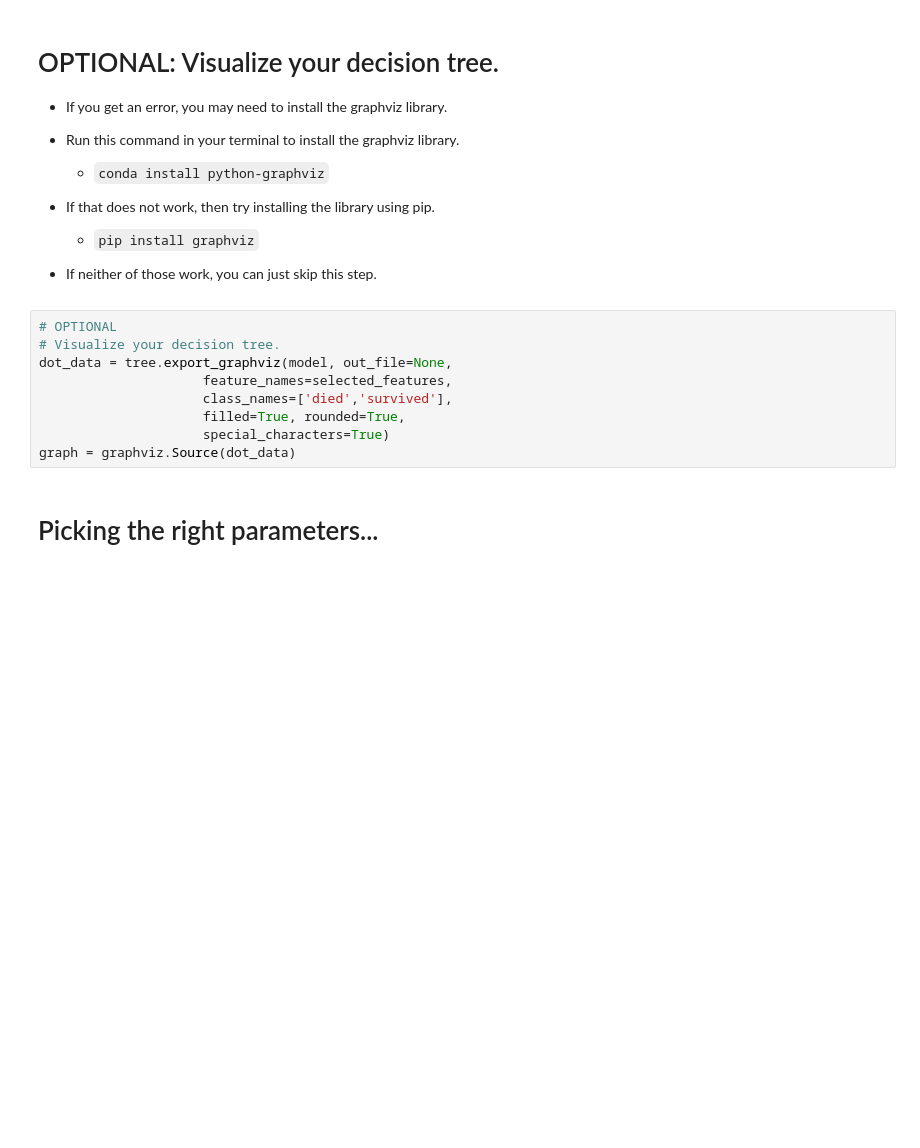
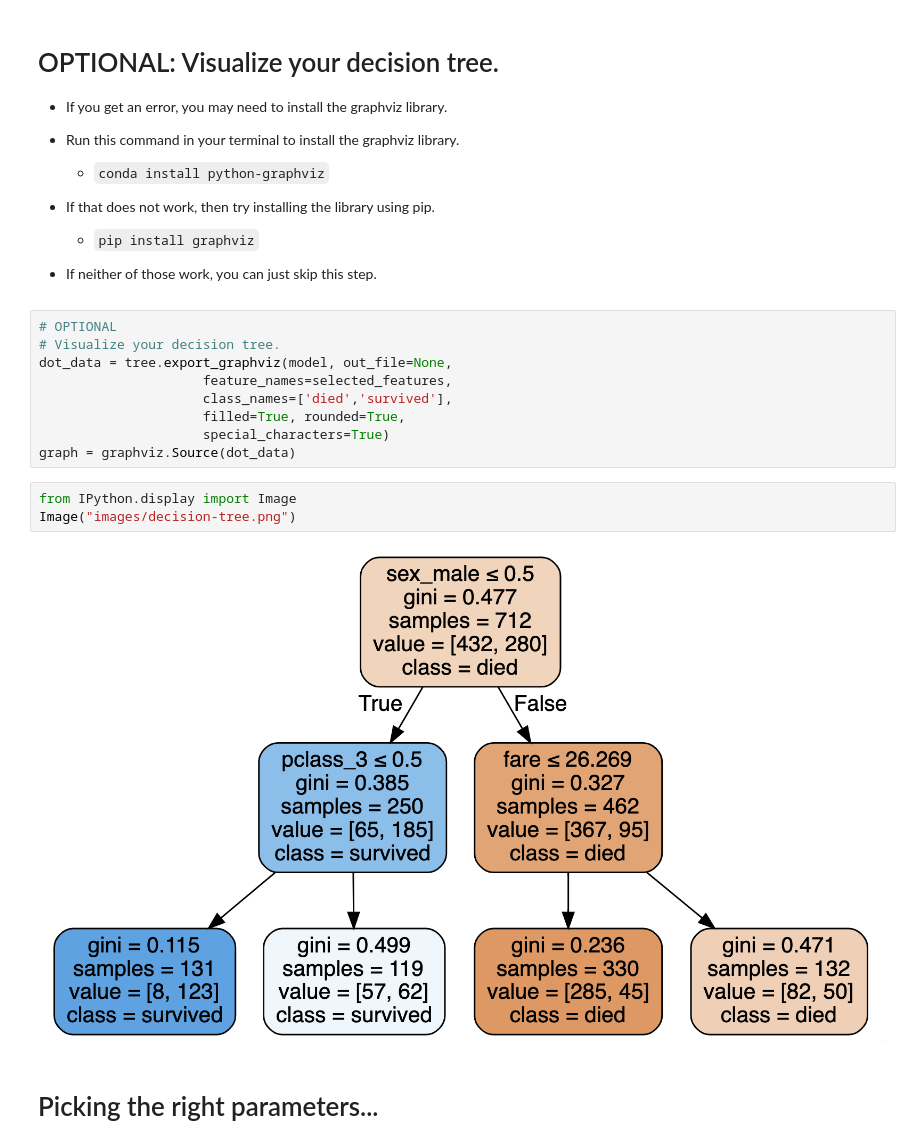
Before and after one commit to ivywei1125/2021-fall-data-science, a Jupyter notebook: Week-05-RandomForest/Exercise-RandomForests.ipynb, the cells around one changed output. Saved outputs shown, nothing was run; the diff lists cells and outputs as text; blank space fills up the shorter version.

```diff
--- a/Week-05-RandomForest/Exercise-RandomForests.ipynb
+++ b/Week-05-RandomForest/Exercise-RandomForests.ipynb
@@ -132,6 +184,11 @@ dot_data = tree.export_graphviz(model, out_file=None,
                      filled=True, rounded=True,
                      special_characters=True)
 graph = graphviz.Source(dot_data)
+# %%
+from IPython.display import Image
+Image("images/decision-tree.png")
+# %% [output]
+[figure, added]
 # %% [markdown]
 # Picking the right parameters...
 # %% [markdown]
```
Also changed, not shown: parts of 30 cells of this notebook, 1 other file.
